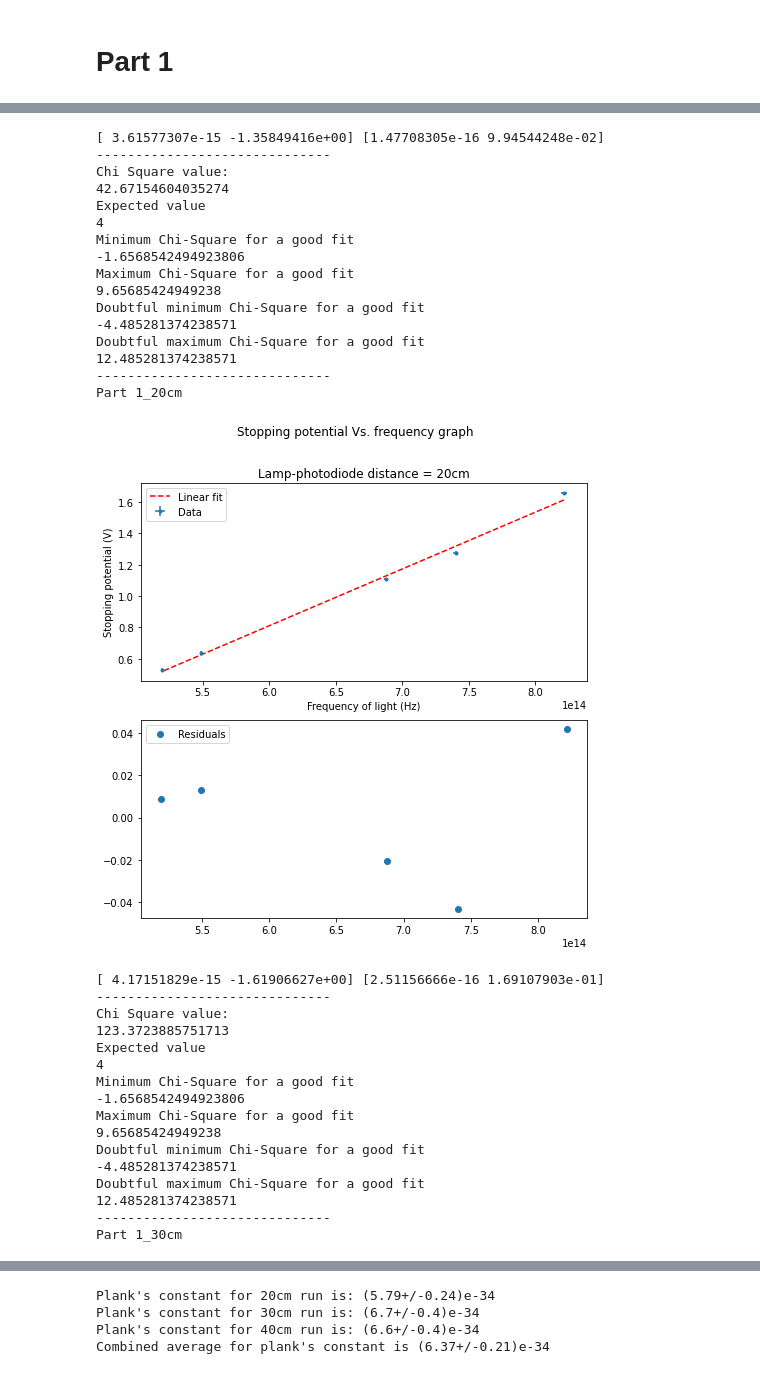
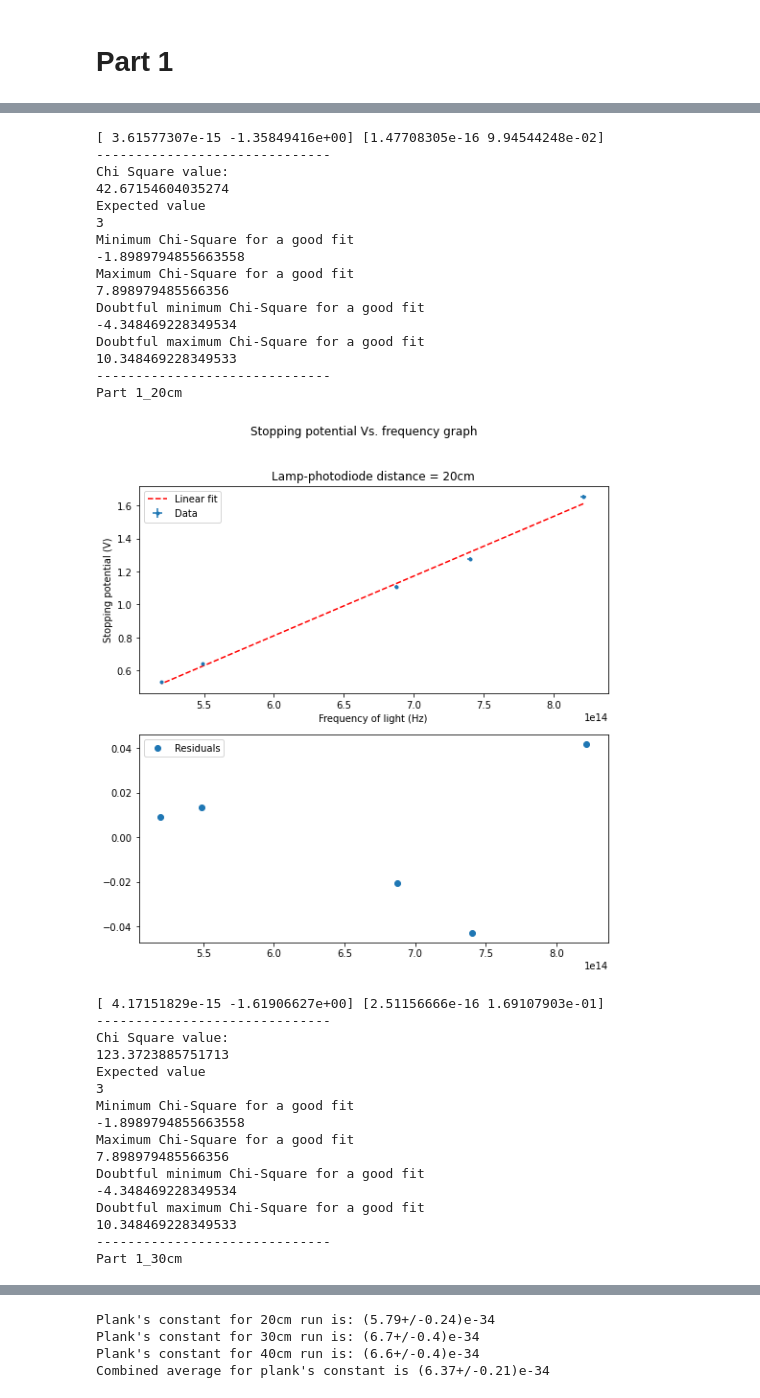
Before and after one commit to 3FI/PHYS-258, a Jupyter notebook: Lab3/Lab3_Notebook.ipynb, the cells around one changed output, grey strips where cells are left out. Saved outputs shown, nothing was run; the diff lists cells and outputs as text; code cells hidden in the pictures.

```diff
--- a/Lab3/Lab3_Notebook.ipynb
+++ b/Lab3/Lab3_Notebook.ipynb
@@ -28,7 +91,7 @@ m, m_u =[], []
 b, b_u = [], []
 title = ["Lamp-photodiode distance = 20cm", "Lamp-photodiode distance = 30cm", "Lamp-photodiode distance = 40cm"]
 for i in range(3):
-    plt.figure(figsize=(8,8))
+    plt.figure(figsize=(8.76,8.76))
     plt.subplot(2,1,1)
 
     x = p1[i][0] # frequency
@@ -63,56 +126,56 @@ for i in range(3):
     plt.legend()
     print('-'*30)
 
-    f_degree = len(x)-1
+    f_degree = len(x)-2
     print('Chi Square value:')
     print(sum( ( (unumpy.nominal_values(y)-(fit(unumpy.nominal_values(x)))) / unumpy.std_devs(y))**2 ) )
     print('Expected value')
     print(f_degree)
     print('Minimum Chi-Square for a good fit')
     print(f_degree - 2* (2*f_degree)**0.5)
     print('Maximum Chi-Square for a good fit')
     print(f_degree + 2* (2*f_degree)**0.5)
 
     print('Doubtful minimum Chi-Square for a good fit')
     print(f_degree - 3* (2*f_degree)**0.5)
     print('Doubtful maximum Chi-Square for a good fit')
     print(f_degree + 3* (2*f_degree)**0.5)
     print('-'*30)
     t = "Part 1_" + title[i][len(title[i])-4:len(title[i])]
     print(t)
     plt.savefig(t)
     plt.show()
 # %% [output]
 [ 3.61577307e-15 -1.35849416e+00] [1.47708305e-16 9.94544248e-02]
 ------------------------------
 Chi Square value:
 42.67154604035274
 Expected value
-4
+3
 Minimum Chi-Square for a good fit
--1.6568542494923806
+-1.8989794855663558
 Maximum Chi-Square for a good fit
-9.65685424949238
+7.898979485566356
 Doubtful minimum Chi-Square for a good fit
--4.485281374238571
+-4.348469228349534
 Doubtful maximum Chi-Square for a good fit
-12.485281374238571
+10.348469228349533
 ------------------------------
 Part 1_20cm
-[figure, old version]
+[figure, new version]
 [ 4.17151829e-15 -1.61906627e+00] [2.51156666e-16 1.69107903e-01]
 ------------------------------
 Chi Square value:
 123.3723885751713
 Expected value
-4
+3
 Minimum Chi-Square for a good fit
--1.6568542494923806
+-1.8989794855663558
 Maximum Chi-Square for a good fit
-9.65685424949238
+7.898979485566356
 Doubtful minimum Chi-Square for a good fit
--4.485281374238571
+-4.348469228349534
 Doubtful maximum Chi-Square for a good fit
-12.485281374238571
+10.348469228349533
 ------------------------------
 Part 1_30cm
```
Also changed, not shown: parts of 8 cells of this notebook, 9 other files.
